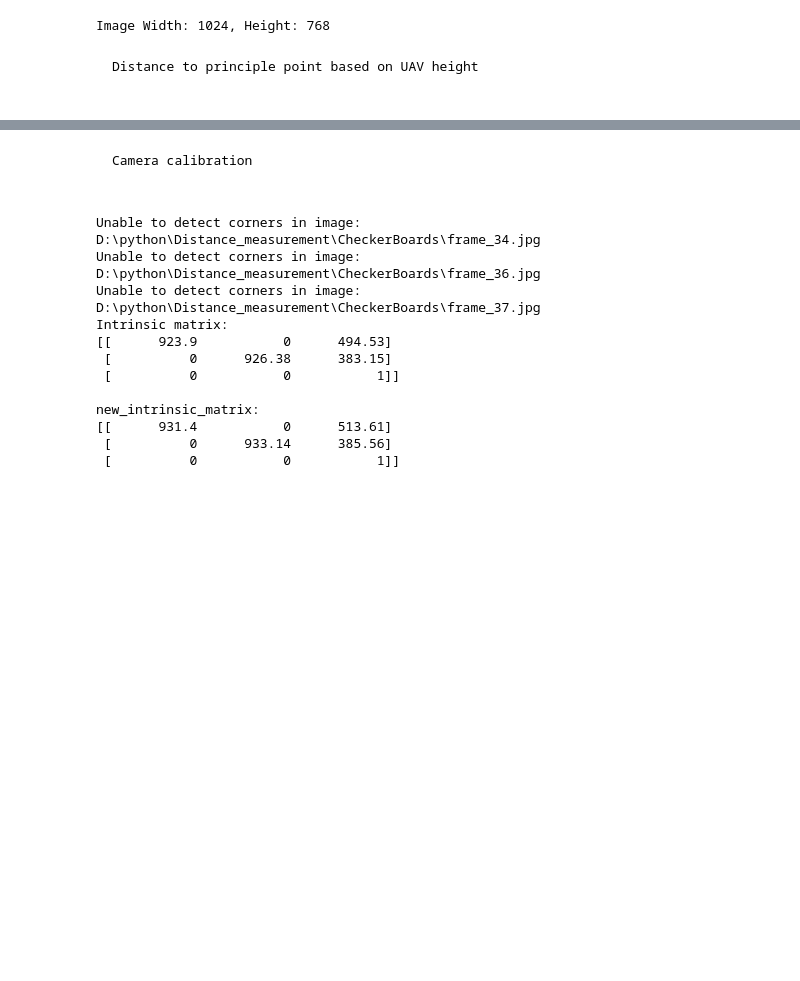
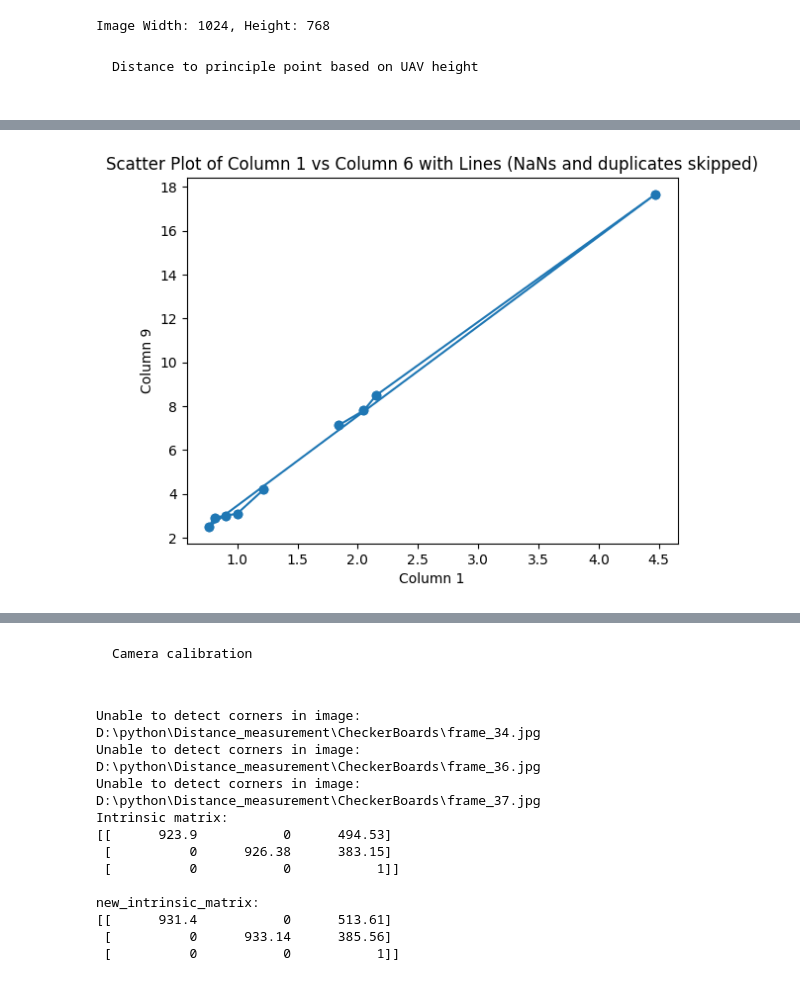
Before and after one commit to nhchung11/Distance-estimation-based-on-one-camera, a Jupyter notebook: main/Distance.ipynb, the cells around one changed output, grey strips where cells are left out. Drawn from its saved outputs; the diff is of its cells as text; code cells hidden in the pictures; blank space fills up the shorter version.

````diff
--- a/main/Distance.ipynb
+++ b/main/Distance.ipynb
@@ -57,7 +58,9 @@ Image Width: 1024, Height: 768
 ```latex
 Distance to principle point based on UAV height
 # %%
-df = pd.read_csv(r'D:\python\Distance_measurement\scripts\visualize\real_distance.csv')
-# To display the first 5 rows of the dataframe
-print(df.iloc[:, :4])
+# Load the CSV file into a DataFrame with latin1 encoding
+df = pd.read_csv(r'D:\python\Distance_measurement\scripts\visualize\real_distance.csv', encoding='latin1')
+
+# Display the DataFrame to see the contents of the CSV file
+display(df)
 # %% [output]
@@ -73,0 +84,15 @@ print(df.iloc[:, :4])
+# %%
+# Select only the first and sixth columns, drop rows with NaN values, and then remove duplicates
+cleaned_df = df.iloc[:, [0, 5]].dropna().drop_duplicates()
+
+# Extract the cleaned x and y values
+x_cleaned = cleaned_df.iloc[:, 0]
+y_cleaned = cleaned_df.iloc[:, 1]
+plt.scatter(x_cleaned, y_cleaned)  # Plot the dots without NaN values and duplicates
+plt.plot(x_cleaned, y_cleaned, '-o')  # Connect the dots with lines, skipping NaN values and duplicates
+plt.xlabel('Column 1')
+plt.ylabel('Column 9')
+plt.title('Scatter Plot of Column 1 vs Column 6 with Lines (NaNs and duplicates skipped)')
+plt.show()
+# %% [output]
+[figure, added]
````
Also changed, not shown: parts of 14 cells of this notebook, 24 other files.
